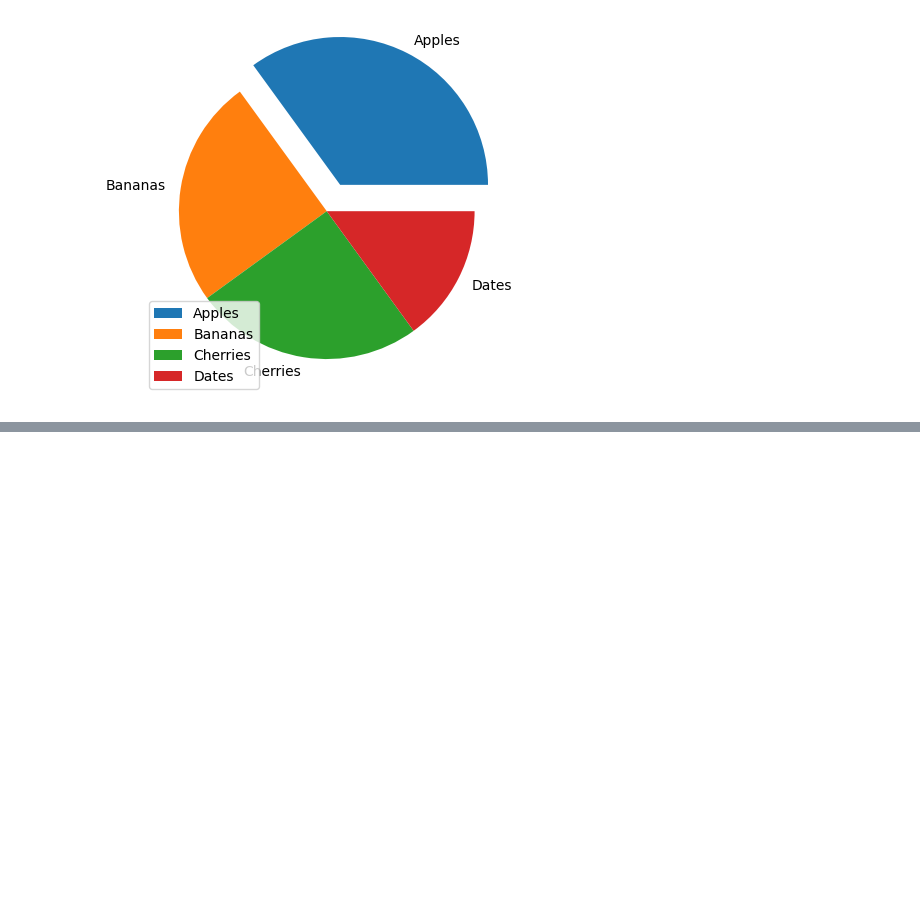
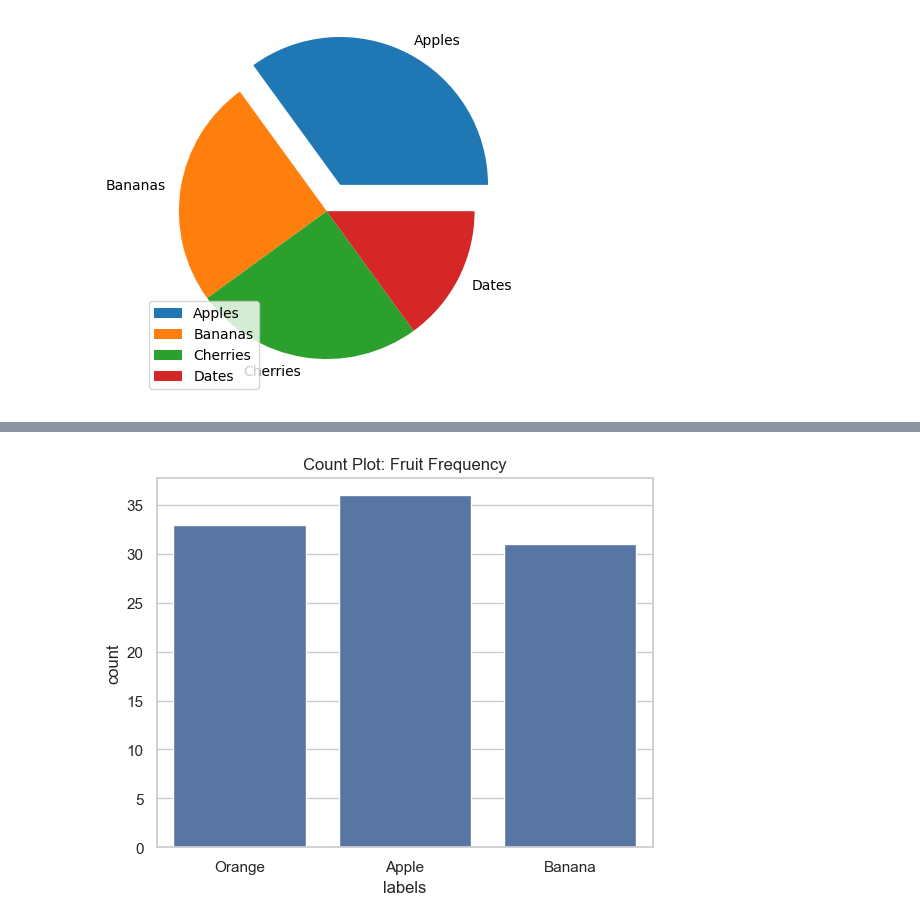
Before and after one commit to ankushpgowda06/AI-and-Data-Science-Bootcamp, a Jupyter notebook: matplotlib and seaborn.ipynb, the cells around one changed output, grey strips where cells are left out. Cells and saved outputs as stored; diff of their text form; code cells hidden in the pictures; blank space fills up the shorter version.

```diff
--- a/matplotlib and seaborn.ipynb
+++ b/matplotlib and seaborn.ipynb
@@ -171,0 +233,10 @@ plt.show()
+# %%
+df_count = pd.DataFrame({
+    'labels': np.random.choice(['Apple', 'Banana', 'Orange'], size=100)
+})
+
+sns.countplot(x='labels', data=df_count)
+plt.title("Count Plot: Fruit Frequency")
+plt.show()
+# %% [output]
+[figure, added]
```
Also changed, not shown: parts of 25 cells of this notebook.
